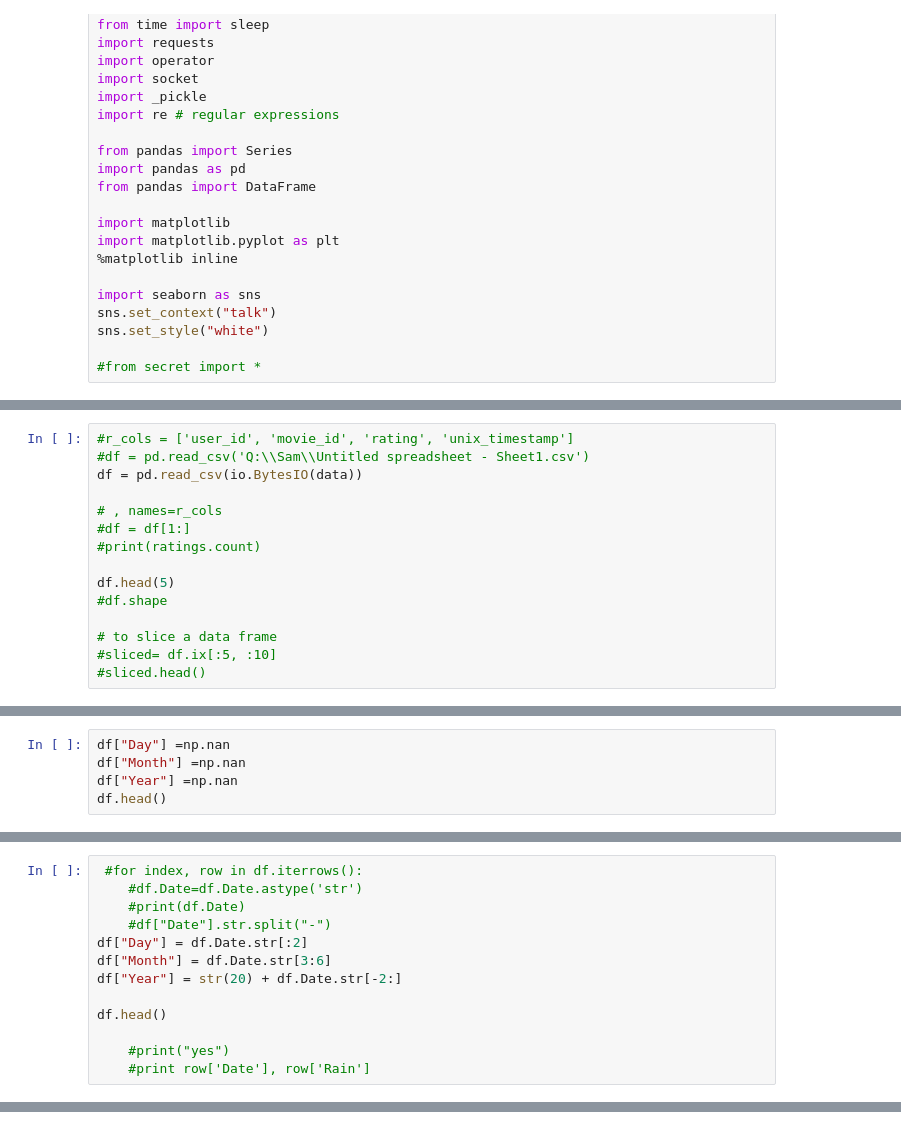
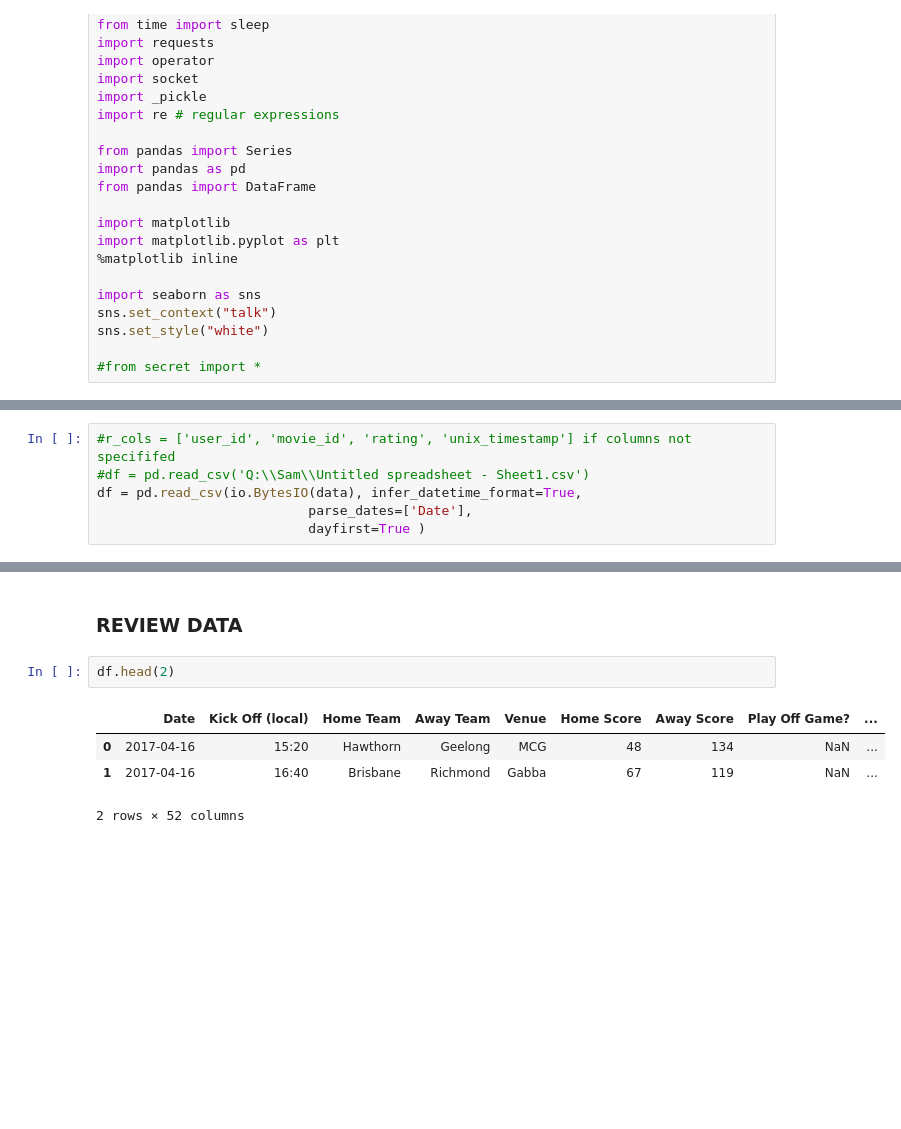
Before and after one commit to ssweeney1988/2015lab2, a Jupyter notebook: Afl_original-update.ipynb, the cells around one changed output, grey strips where cells are left out. Drawn from its saved outputs; the diff is of its cells as text; blank space fills up the shorter version.

Commit message:
for review

```diff
--- a/Afl_original-update.ipynb
+++ b/Afl_original-update.ipynb
@@ -38,15 +39,6 @@ b"Date,Kick Off (local),Home Team,Away Team,Venue,Home Score,Away Score,Play Off
 # %%
-#r_cols = ['user_id', 'movie_id', 'rating', 'unix_timestamp']
+#r_cols = ['user_id', 'movie_id', 'rating', 'unix_timestamp'] if columns not specififed
 #df = pd.read_csv('Q:\\Sam\\Untitled spreadsheet - Sheet1.csv')
-df = pd.read_csv(io.BytesIO(data))
-
-# , names=r_cols
-#df = df[1:]
-#print(ratings.count)
-
-df.head(5)
-#df.shape
-
-# to slice a data frame
-#sliced= df.ix[:5, :10]
-#sliced.head()
+df = pd.read_csv(io.BytesIO(data), infer_datetime_format=True,
+                           parse_dates=['Date'],
+                           dayfirst=True )
@@ -61,5 +44,0 @@ df.head(5)
-# %%
-df["Day"] =np.nan
-df["Month"] =np.nan
-df["Year"] =np.nan
-df.head()
@@ -94,13 +44,0 @@ dtype: object
-# %%
- #for index, row in df.iterrows():
-    #df.Date=df.Date.astype('str')
-    #print(df.Date)
-    #df["Date"].str.split("-")
-df["Day"] = df.Date.str[:2]
-df["Month"] = df.Date.str[3:6]
-df["Year"] = str(20) + df.Date.str[-2:]
-
-df.head()
-
-    #print("yes")
-    #print row['Date'], row['Rain']
@@ -126,0 +45,9 @@ array(['MCG', 'Gabba', 'Etihad Stadium', 'Adelaide Oval', 'Manuka Oval',
+# %% [markdown]
+### REVIEW DATA
+# %%
+df.head(2)
+# %% [output]
+|  | Date | Kick Off (local) | Home Team | Away Team | Venue | Home Score | Away Score | Play Off Game? | ... |
+| 0 | 2017-04-16 | 15:20 | Hawthorn | Geelong | MCG | 48 | 134 | NaN | ... |
+| 1 | 2017-04-16 | 16:40 | Brisbane | Richmond | Gabba | 67 | 119 | NaN | ... |
+2 rows × 52 columns
```
Also changed, not shown: parts of 86 cells of this notebook, 1 other file.
